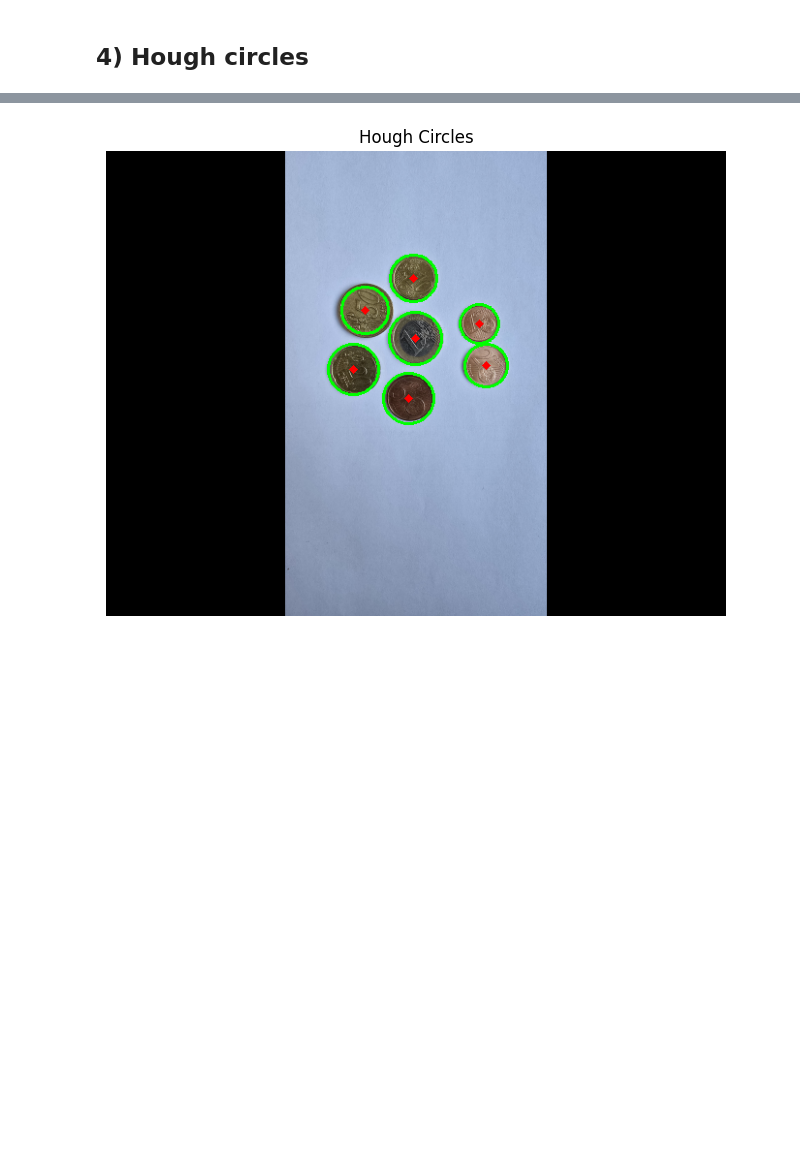
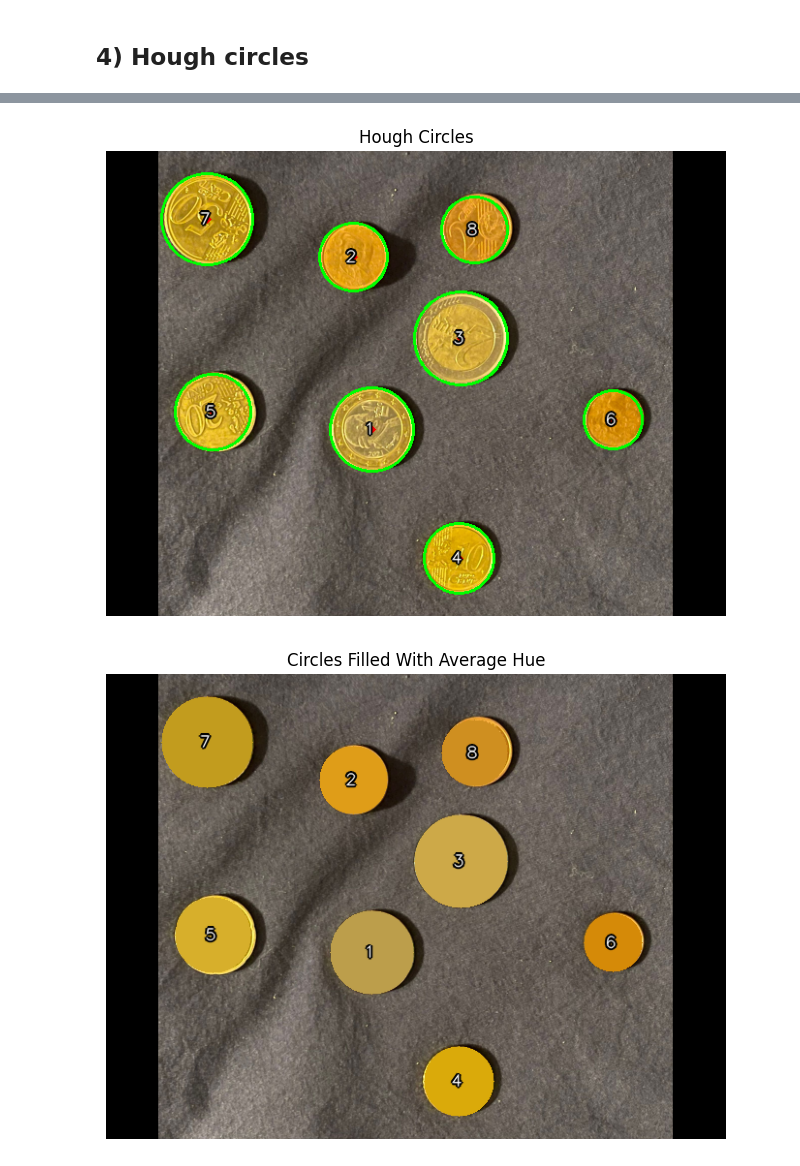
Before and after one commit to sorooshaghaei/Image_projet_money, a Jupyter notebook: notebook.ipynb, the cells around one changed output, grey strips where cells are left out. Cells and saved outputs as stored; diff of their text form; code cells hidden in the pictures; blank space fills up the shorter version.

Commit message:
Update notebook.ipynb
color based labelling of coins

```diff
--- a/notebook.ipynb
+++ b/notebook.ipynb
@@ -15,7 +15,7 @@ from pathlib import Path
 # -----------------------------
 
 #path = "data/images/gp6/64.jpg"
-path = "data/images/gp4/4.jpg"
+path = "data/images/gp2/4.jpeg"
 
 TARGET_W, TARGET_H = 640, 480
 
@@ -428,5 +937,55 @@ else:
     print("No circles found")
 
 show_image(output, "Hough Circles")
+
+
+hue_fill_rgb, _ = draw_circles_filled_with_average_hue(image_bgr, circles)
+show_image(hue_fill_rgb, "Circles Filled With Average Hue")
+
+
+split_rgb, split_stats = draw_and_analyze_circle_inner_border_colors(
+    image_bgr,
+    circles,
+    border_ratio=0.3,
+    sat_delta_threshold=None,
+)
+
+if circles is not None and len(split_stats) > 0:
+    out_thr = split_stats[0].get("color_delta_threshold")
+    abs_mid = split_stats[0].get("abs_threshold_mid")
+    abs_hi = split_stats[0].get("abs_threshold_hi")
+    abs_vhi = split_stats[0].get("abs_threshold_vhi")
+    max_delta = max(float(row["color_delta"]) for row in split_stats)
+
+    if abs_mid is not None and abs_hi is not None and abs_vhi is not None:
+        print(f"Hybrid thresholds: abs_mid={abs_mid:.2f}, abs_hi={abs_hi:.2f}, abs_vhi={abs_vhi:.2f}")
+
+    if out_thr is not None:
+        if out_thr > max_delta:
+            print(f"Outlier color_delta_threshold={out_thr:.2f} (no outlier group in this image)")
+        else:
+            print(f"Outlier color_delta_threshold={out_thr:.2f}")
+
+if circles is not None:
+    print("\nAverage colors per coin (full / inner / border) + hybrid SAT+HUE+structure:")
+    for row in split_stats:
+        f_h, f_s, f_v = row["full_hsv"]
+        i_h, i_s, i_v = row["inner_hsv"]
+        b_h, b_s, b_v = row["border_hsv"]
+        print(
+            f"  coin#{row['id'] + 1:02d} r={row['r']:02d} "
+            f"full=({f_h:3d},{f_s:3d},{f_v:3d}) "
+            f"inner=({i_h:3d},{i_s:3d},{i_v:3d}) "
+            f"border=({b_h:3d},{b_s:3d},{b_v:3d}) "
+            f"sat_sim={row['similarity']:.3f} "
+            f"sat_delta={row['sat_delta']:.1f} "
+            f"hue_delta={row['hue_delta']:.1f} "
+            f"color_delta={row['color_delta']:.1f} "
+            f"kmeans={row['kmeans_radial_score']:.2f}/{int(row['kmeans_radial_ok'])} "
+            f"step={row['step_score']:.2f}/{int(row['step_ok'])} "
+            f"ev={row['decision_evidence']} -> {row['type']}"
+        )
+
+show_image(split_rgb, "Inner vs Border Average Colors")
 # %% [output]
 Sweep results (minR -> n | nested | max_intrusions_in_one | intrusion_pairs | concentric_pairs):
@@ -449 +1008,2 @@ Found 7 circle(s)
-[figure, old version]
+[figure, new version]
+[figure, added]
```
Also changed, not shown: parts of 5 cells of this notebook.
